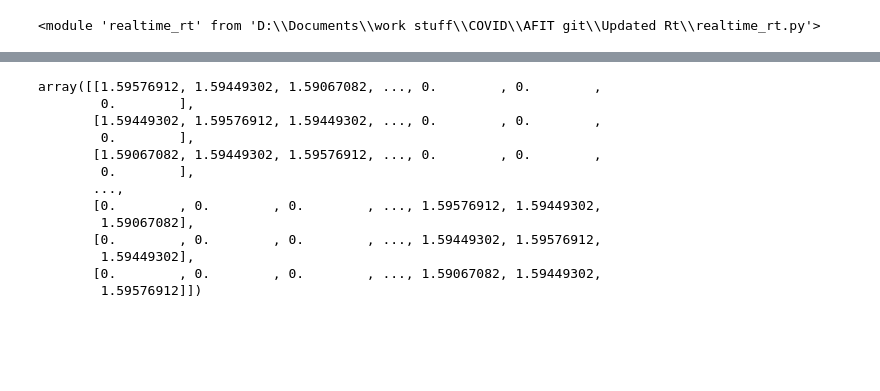
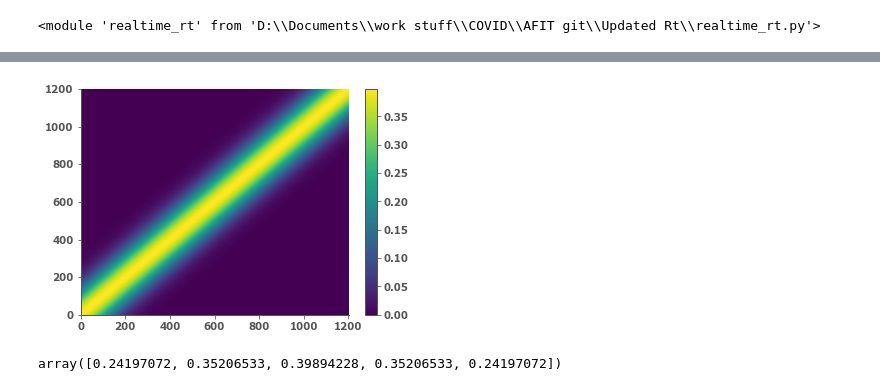
Before and after one commit to SlicedBadge/covid-19, a Jupyter notebook: Scratch Work.ipynb, the cells around one changed output, grey strips where cells are left out. Cells and saved outputs as stored; diff of their text form; code cells hidden in the pictures; blank space fills up the shorter version.

```diff
--- a/Scratch Work.ipynb
+++ b/Scratch Work.ipynb
@@ -167,17 +58,18 @@ post = get_posteriors(smoothed_data.iloc[0])
-# %%
-process_matrix
-# %% [output]
-array([[1.59576912, 1.59449302, 1.59067082, ..., 0.        , 0.        ,
-        0.        ],
-       [1.59449302, 1.59576912, 1.59449302, ..., 0.        , 0.        ,
-        0.        ],
-       [1.59067082, 1.59449302, 1.59576912, ..., 0.        , 0.        ,
-        0.        ],
-       ...,
-       [0.        , 0.        , 0.        , ..., 1.59576912, 1.59449302,
-        1.59067082],
-       [0.        , 0.        , 0.        , ..., 1.59449302, 1.59576912,
-        1.59449302],
-       [0.        , 0.        , 0.        , ..., 1.59067082, 1.59449302,
-        1.59576912]])
+# %%
+r_t_range = np.linspace(0, 12, 12*100+1)
+sigma=0.25
+# (3) Create the Gaussian Matrix
+process_matrix = sps.norm(loc=r_t_range,
+                          scale =1
+                         ).pdf(r_t_range[:, None])
+# %%
+plt.pcolor(process_matrix)
+plt.colorbar()
+plt.show()
+# %% [output]
+[figure, added]
+# %%
+sps.norm(loc=0, scale=1).pdf([-1,-0.5,0,0.5,1])
+# %% [output]
+array([0.24197072, 0.35206533, 0.39894228, 0.35206533, 0.24197072])
 # %%
```
Also changed, not shown: parts of 10 cells of this notebook, 1 other file.
